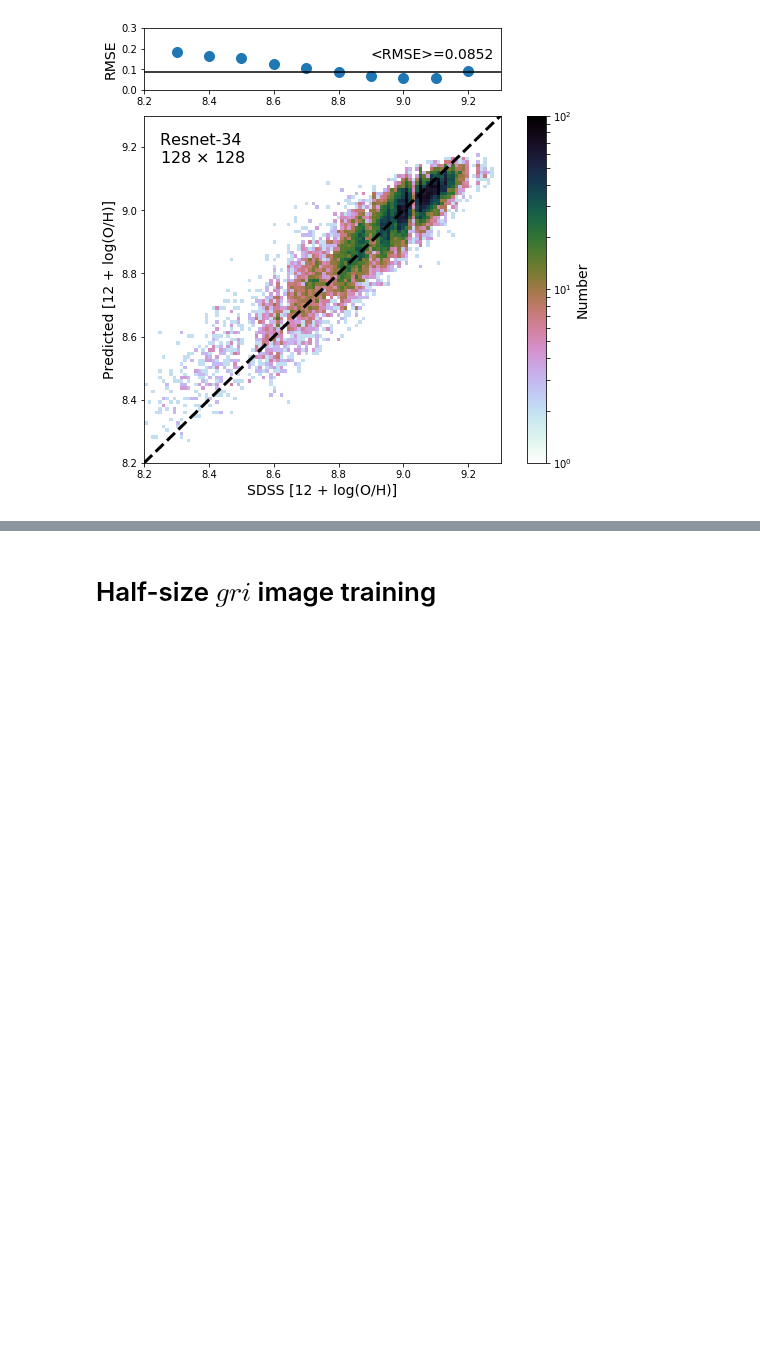
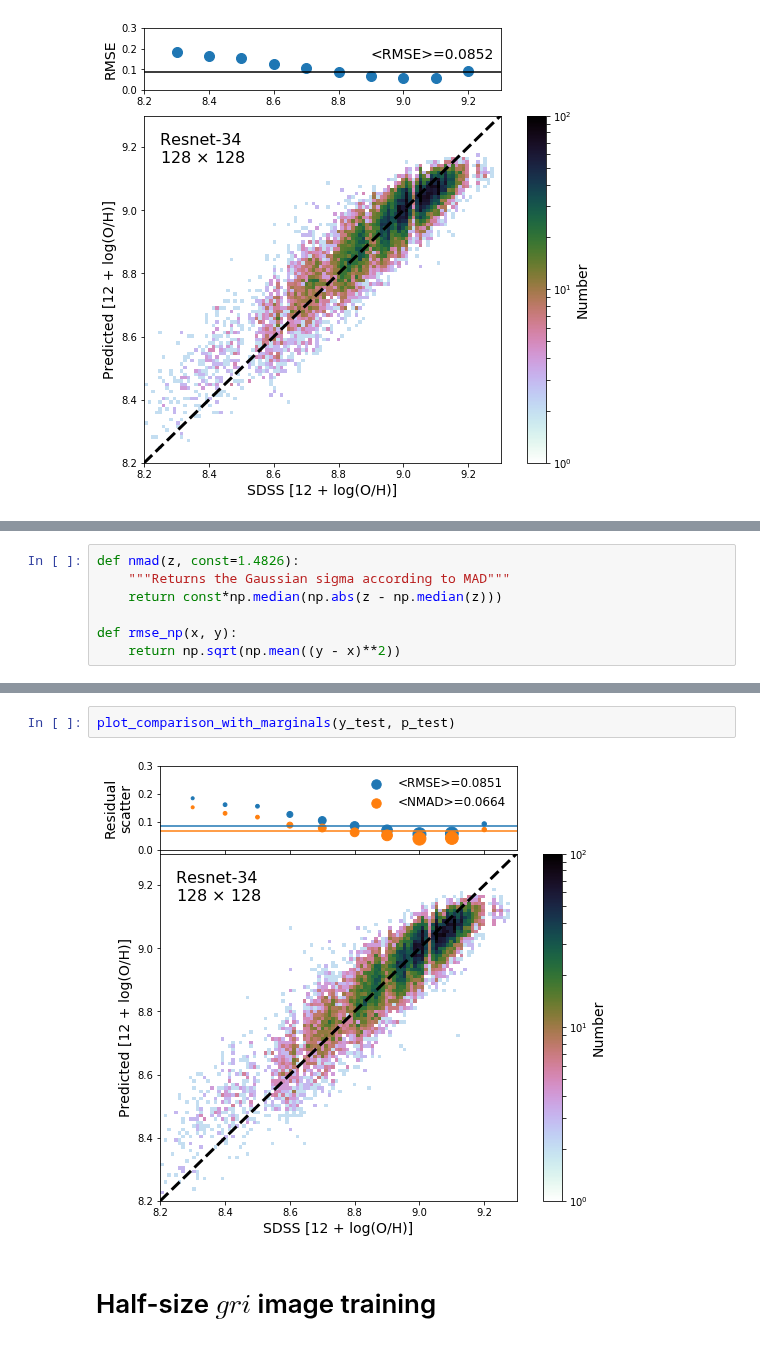
Before and after one commit to jwuphysics/galaxy-cnns, a Jupyter notebook: notebook/10. The effects of resolution.ipynb, the cells around one changed output, grey strips where cells are left out. Drawn from its saved outputs; the diff is of its cells as text; blank space fills up the shorter version.

```diff
--- a/notebook/10. The effects of resolution.ipynb
+++ b/notebook/10. The effects of resolution.ipynb
@@ -282,0 +280,7 @@ plot_comparison_with_marginals(y_test, p_test, rms_errors=rms_errors)
+# %%
+def nmad(z, const=1.4826):
+    """Returns the Gaussian sigma according to MAD"""
+    return const*np.median(np.abs(z - np.median(z)))
+
+def rmse_np(x, y):
+    return np.sqrt(np.mean((y - x)**2))
@@ -283,3 +335,7 @@ plot_comparison_with_marginals(y_test, p_test, rms_errors=rms_errors)
+# %%
+plot_comparison_with_marginals(y_test, p_test)
+# %% [output]
+[figure, added]
 # %% [markdown]
 # Half-size $gri$ image training
 # %%
```
Also changed, not shown: parts of 4 cells of this notebook, 2 other files.
